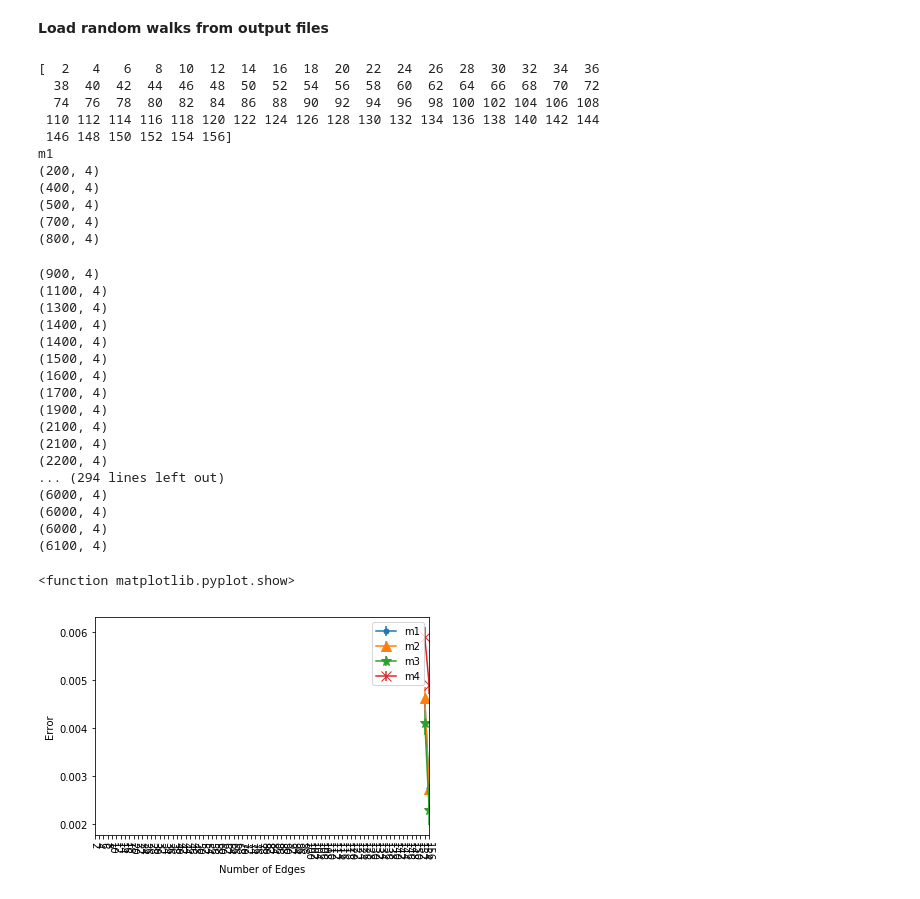
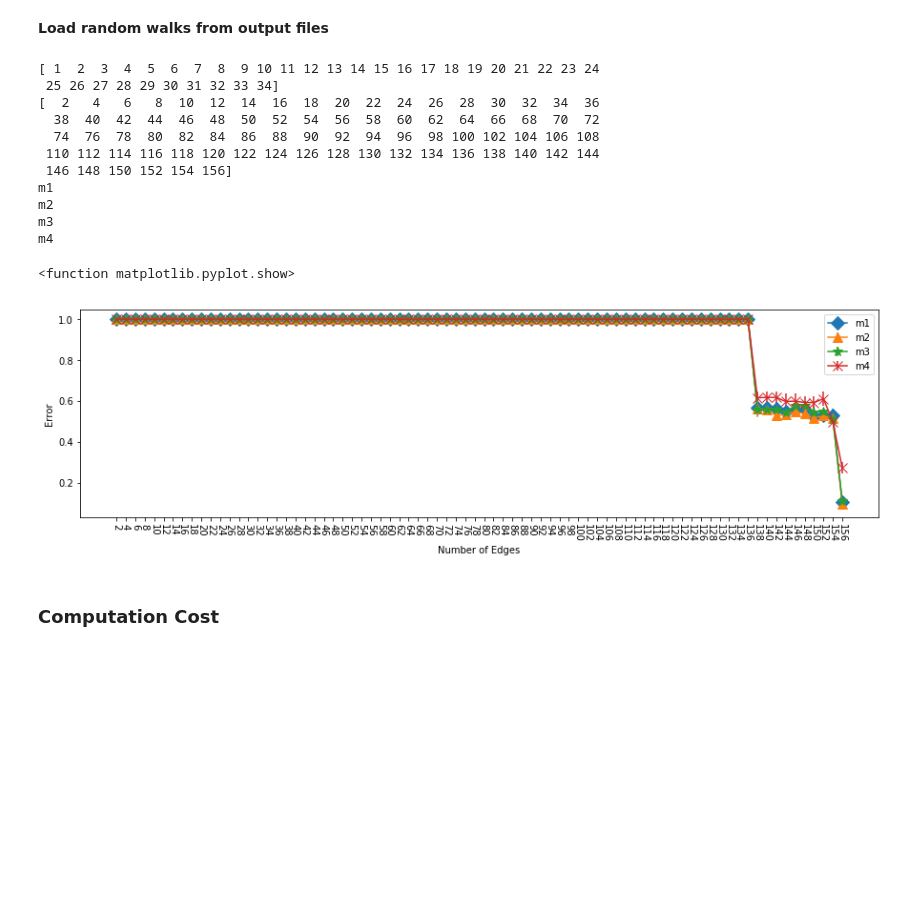
Before and after one commit to shps/incremental-representation-learning, a Jupyter notebook: materials/random_walk_streaming_graph.ipynb, the cells around one changed output. Drawn from its saved outputs; the diff is of its cells as text; code cells hidden in the pictures; blank space fills up the shorter version.

Commit message:
Added computation statistics

```diff
--- a/materials/random_walk_streaming_graph.ipynb
+++ b/materials/random_walk_streaming_graph.ipynb
@@ -16,7 +16,7 @@ def computeTheoreticalProbs(file, nodes):
     g_dir = "/Users/Ganymedian/Desktop/dynamic-rw/output/karate-stream/"
     G = nx.read_edgelist(g_dir+file, nodetype=int)
     A = nx.adjacency_matrix(G,nodelist=sorted(nodes)).toarray()
-    d_w = A.sum(axis=1)
+    d_w = np.maximum(A.sum(axis=1), 1)
     M_theory = A.T / d_w
     return M_theory
 # %%
@@ -37,12 +39,19 @@ num_runs = 5
 wl = 3
 nw = 100
 rw_location = Path("/Users/Ganymedian/Desktop/dynamic-rw/output/karate-stream")
-formats=['.-', '^-', '*-','x-']
+formats=['D-', '^-', '*-','x-']
 n_nodes = 34
 n_edges = 156
 nodes = np.arange(1,n_nodes+1)
+print(nodes)
 edges = np.arange(2,n_edges+1, 2)
 print(edges)
+fig_size = plt.rcParams["figure.figsize"]
+fig_size[0] = 15
+fig_size[1] = 4
+plt.rcParams["figure.figsize"] = fig_size
+plt.xlabel("Number of Edges")
+plt.ylabel("Error")
 
 for mm in range(nmethods):
     print(methods[mm])
@@ -51,61 +60,41 @@ for mm in range(nmethods):
         runs = read_walks(methods[mm], ee, wl, nw)
         graph_file = methods[mm] + "-g-e" + str(ee) + ".txt"
         M_theory = computeTheoreticalProbs(graph_file, nodes)
+#         print(M_theory)
         errors = []
         for rr in range(num_runs):
             M_empirical = np.zeros((n_nodes, n_nodes))
             for walk in runs[rr]:
                 for kk in range(wl - 1):
                     M_empirical[walk[kk] - 1, walk[kk + 1] - 1] += 1
 
             n_samples = M_empirical.sum()
             M_empirical = M_empirical.T / np.maximum(M_empirical.sum(axis=1), 1)
 
-            errors.append(np.abs(M_theory - M_empirical).mean())
+            errors.append(np.abs(M_theory - M_empirical).max())
 
         all_errors.append(errors)
 
     means = np.mean(all_errors,axis=1)
     stdv = np.std(all_errors, axis=1)
     plt.errorbar(edges, means, yerr=stdv, fmt=formats[mm], label=methods[mm], ms=10)
     plt.xticks(edges, rotation=-90)
     plt.legend()
 
-fig_size = plt.rcParams["figure.figsize"]
-fig_size[0] = 6
-fig_size[1] = 4
-plt.rcParams["figure.figsize"] = fig_size
-plt.xlabel("Number of Edges")
-plt.ylabel("Error")
 plt.show
 # %% [output]
+[ 1  2  3  4  5  6  7  8  9 10 11 12 13 14 15 16 17 18 19 20 21 22 23 24
+ 25 26 27 28 29 30 31 32 33 34]
 [  2   4   6   8  10  12  14  16  18  20  22  24  26  28  30  32  34  36
   38  40  42  44  46  48  50  52  54  56  58  60  62  64  66  68  70  72
   74  76  78  80  82  84  86  88  90  92  94  96  98 100 102 104 106 108
  110 112 114 116 118 120 122 124 126 128 130 132 134 136 138 140 142 144
  146 148 150 152 154 156]
 m1
-(200, 4)
-(400, 4)
-(500, 4)
-(700, 4)
-(800, 4)
+m2
+m3
+m4
-(900, 4)
-(1100, 4)
-(1300, 4)
-(1400, 4)
-(1400, 4)
-(1500, 4)
-(1600, 4)
-(1700, 4)
-(1900, 4)
-(2100, 4)
-(2100, 4)
-(2200, 4)
-... (294 lines left out)
-(6000, 4)
-(6000, 4)
-(6000, 4)
-(6100, 4)
+<function matplotlib.pyplot.show>
-<function matplotlib.pyplot.show>
-[figure, old version]
+[figure, new version]
+# %% [markdown]
+### Computation Cost
```
Also changed, not shown: parts of 3 cells of this notebook, 2 other files.
